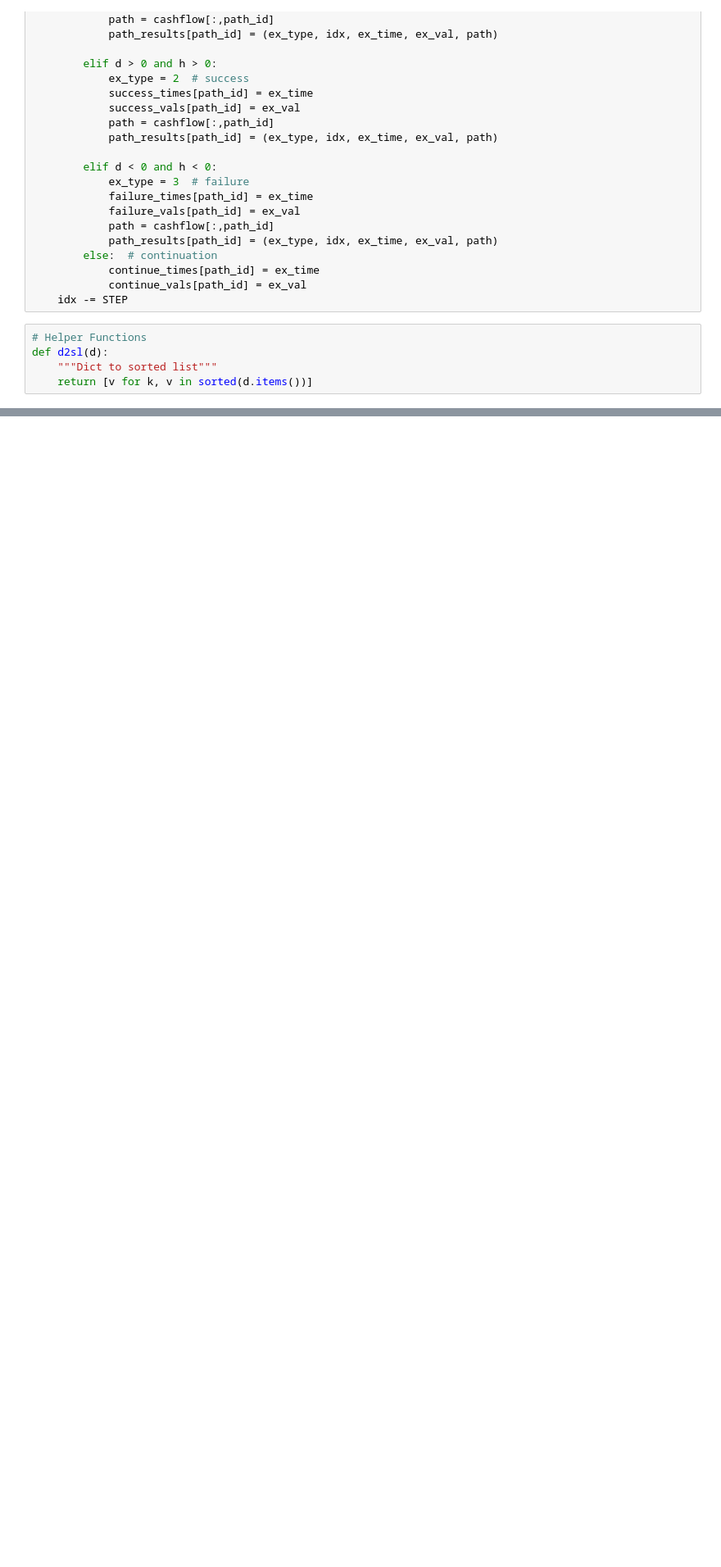
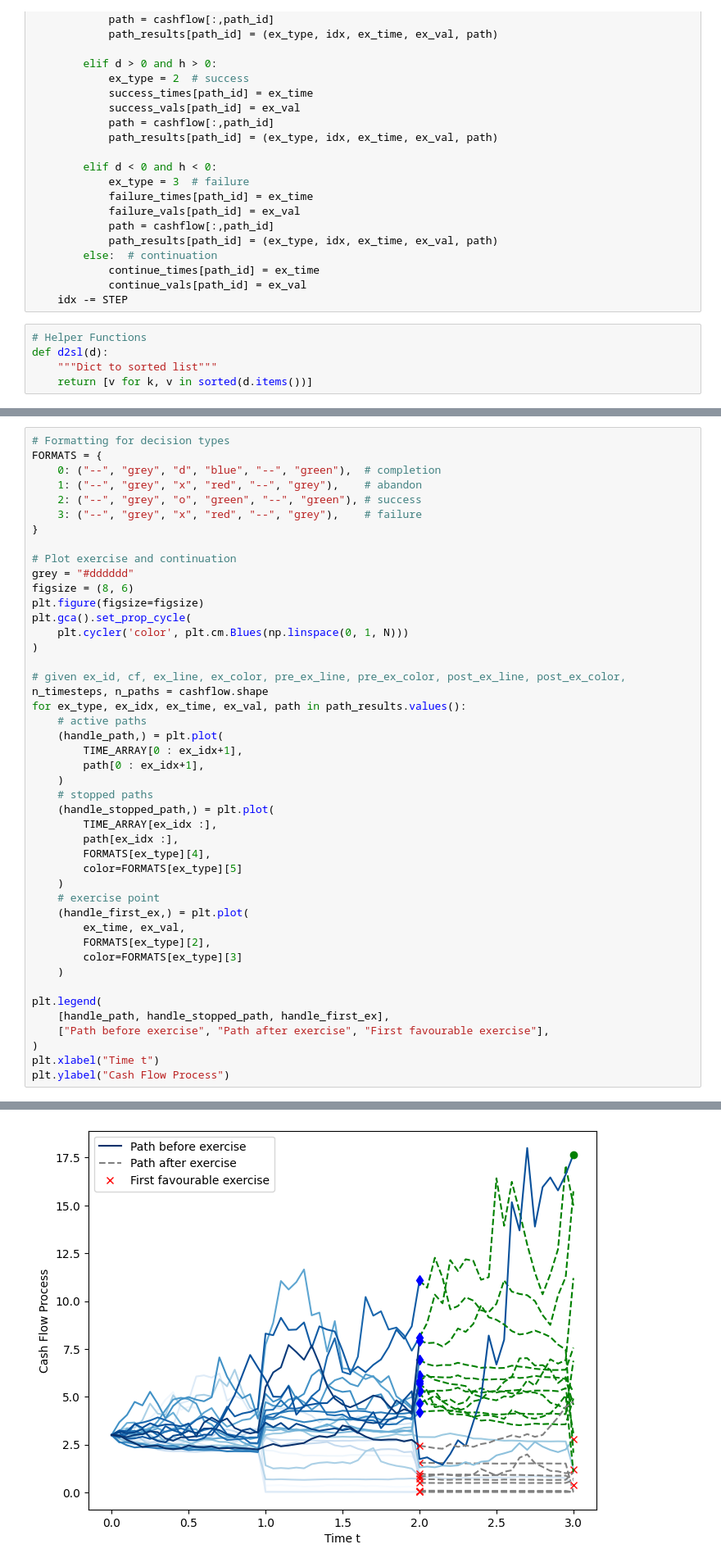
Before and after one commit to Alistair-Russell/Lean-Project-Valuation, a Jupyter notebook: lean_valuation.ipynb, the cells around one changed output, grey strips where cells are left out. Shown: that part at 82% size. Drawn from its saved outputs; the diff is of its cells as text; blank space fills up the shorter version.

Commit message:
Fixed plot dynamic colors and lines

```diff
--- a/lean_valuation.ipynb
+++ b/lean_valuation.ipynb
@@ -291,0 +264,46 @@ NameError: name 'first_exercise_idx' is not defined
+# %%
+# Formatting for decision types
+FORMATS = {
+    0: ("--", "grey", "d", "blue", "--", "green"),  # completion
+    1: ("--", "grey", "x", "red", "--", "grey"),    # abandon
+    2: ("--", "grey", "o", "green", "--", "green"), # success
+    3: ("--", "grey", "x", "red", "--", "grey"),    # failure
+}
+
+# Plot exercise and continuation
+grey = "#dddddd"
+figsize = (8, 6)
+plt.figure(figsize=figsize)
+plt.gca().set_prop_cycle(
+    plt.cycler('color', plt.cm.Blues(np.linspace(0, 1, N)))
+)
+
+# given ex_id, cf, ex_line, ex_color, pre_ex_line, pre_ex_color, post_ex_line, post_ex_color,
+n_timesteps, n_paths = cashflow.shape
+for ex_type, ex_idx, ex_time, ex_val, path in path_results.values():
+    # active paths
+    (handle_path,) = plt.plot(
+        TIME_ARRAY[0 : ex_idx+1],
+        path[0 : ex_idx+1],
+    )
+    # stopped paths
+    (handle_stopped_path,) = plt.plot(
+        TIME_ARRAY[ex_idx :],
+        path[ex_idx :],
+        FORMATS[ex_type][4],
+        color=FORMATS[ex_type][5]
+    )
+    # exercise point
+    (handle_first_ex,) = plt.plot(
+        ex_time, ex_val,
+        FORMATS[ex_type][2],
+        color=FORMATS[ex_type][3]
+    )
+
+plt.legend(
+    [handle_path, handle_stopped_path, handle_first_ex],
+    ["Path before exercise", "Path after exercise", "First favourable exercise"],
+)
+plt.xlabel("Time t")
+plt.ylabel("Cash Flow Process")
+# %% [output]
@@ -291,0 +311 @@ NameError: name 'first_exercise_idx' is not defined
+[figure, added]
```
Also changed, not shown: parts of 2 cells of this notebook.
